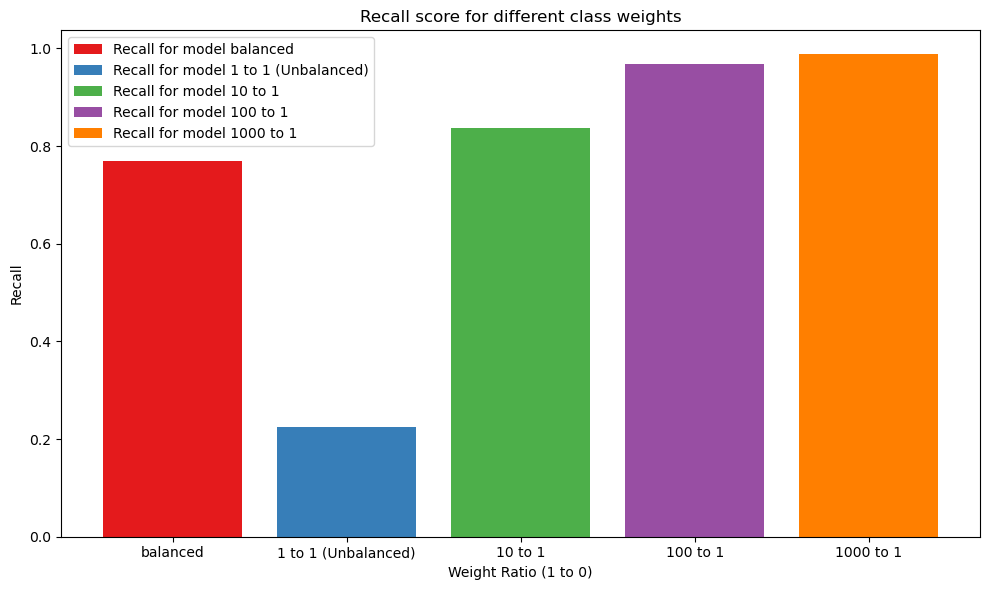
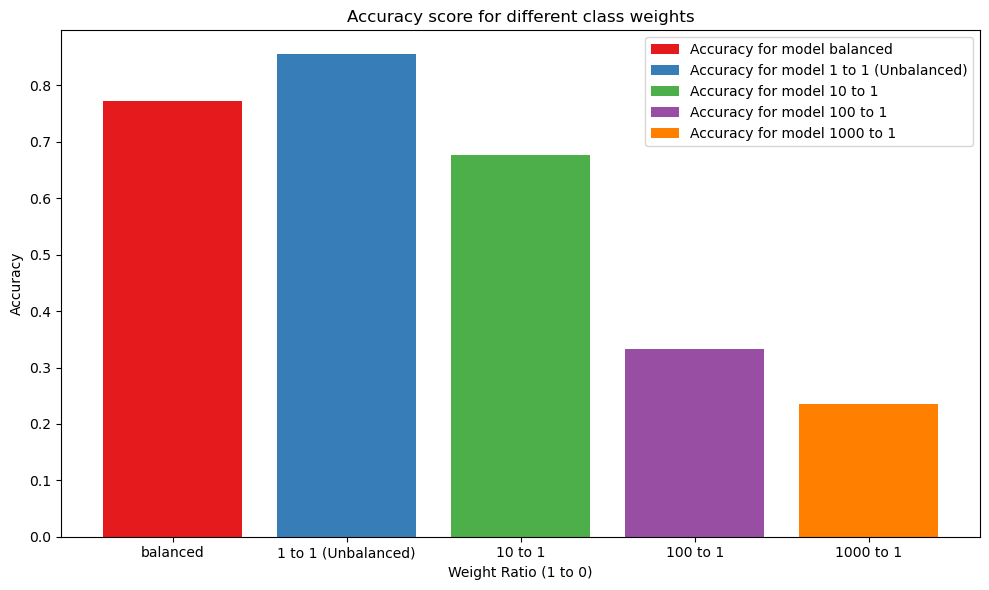
Unified diff of the notebook cell whose output changed from the first chart to the second:
--- before
+++ after
@@ -12,19 +12,19 @@
     y_test_preds = logreg.predict(X_test_preprocessed)
 
-    # Calculate recall
-    recall = recall_score(y_test, y_test_preds)
+    # Calculate accuracy
+    accuracy = accuracy_score(y_test, y_test_preds)
 
     # Plot
     plt.bar(
         names[n], 
-        recall, 
+        accuracy, 
         color=colors[n], 
-        label=f"Recall for model {names[n]}"
+        label=f"Accuracy for model {names[n]}"
     )
 
 # Formatting
-plt.title("Recall score for different class weights")
+plt.title("Accuracy score for different class weights")
 plt.xlabel("Weight Ratio (1 to 0)")
-plt.ylabel("Recall")
+plt.ylabel("Accuracy")
 plt.legend(loc='best')
 

Commit: Started on logreg model that uses class weights